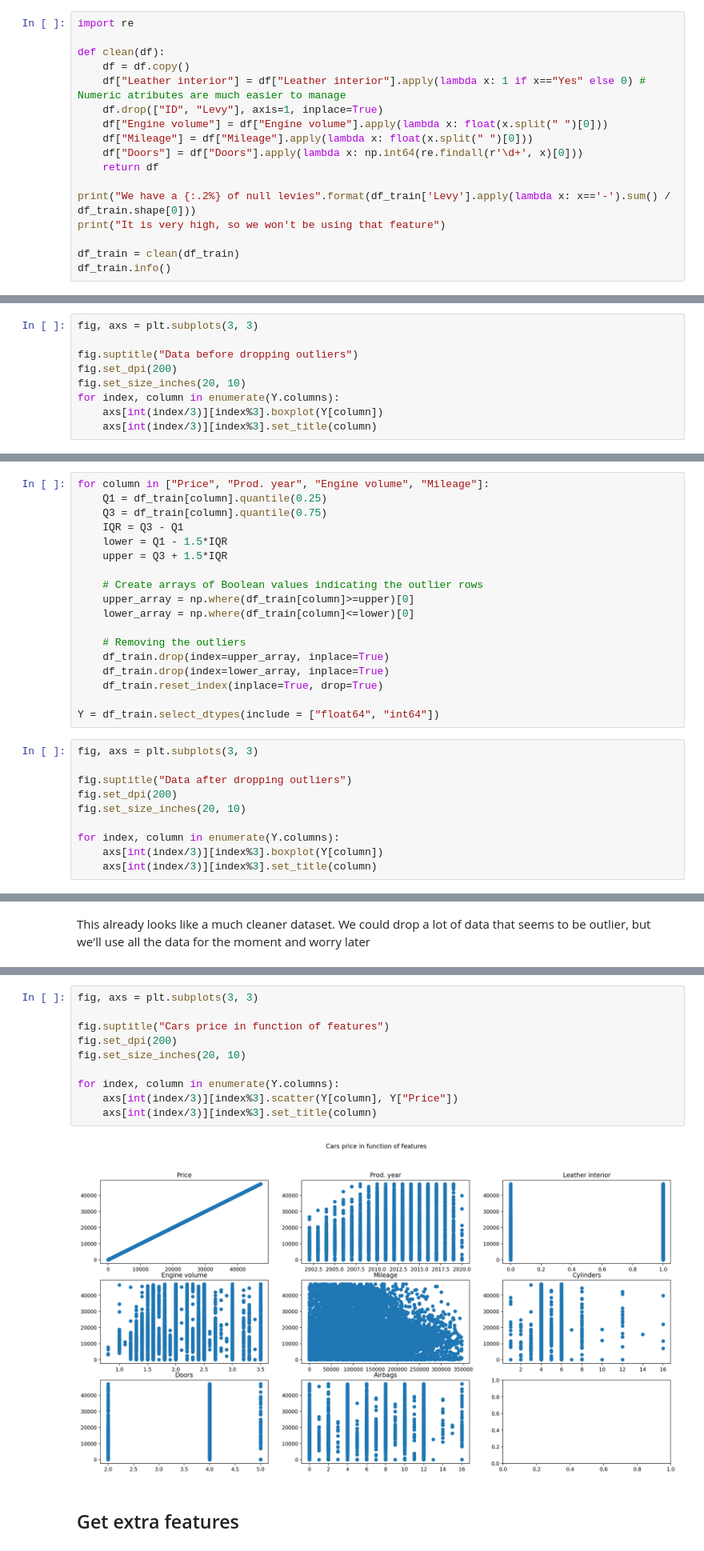
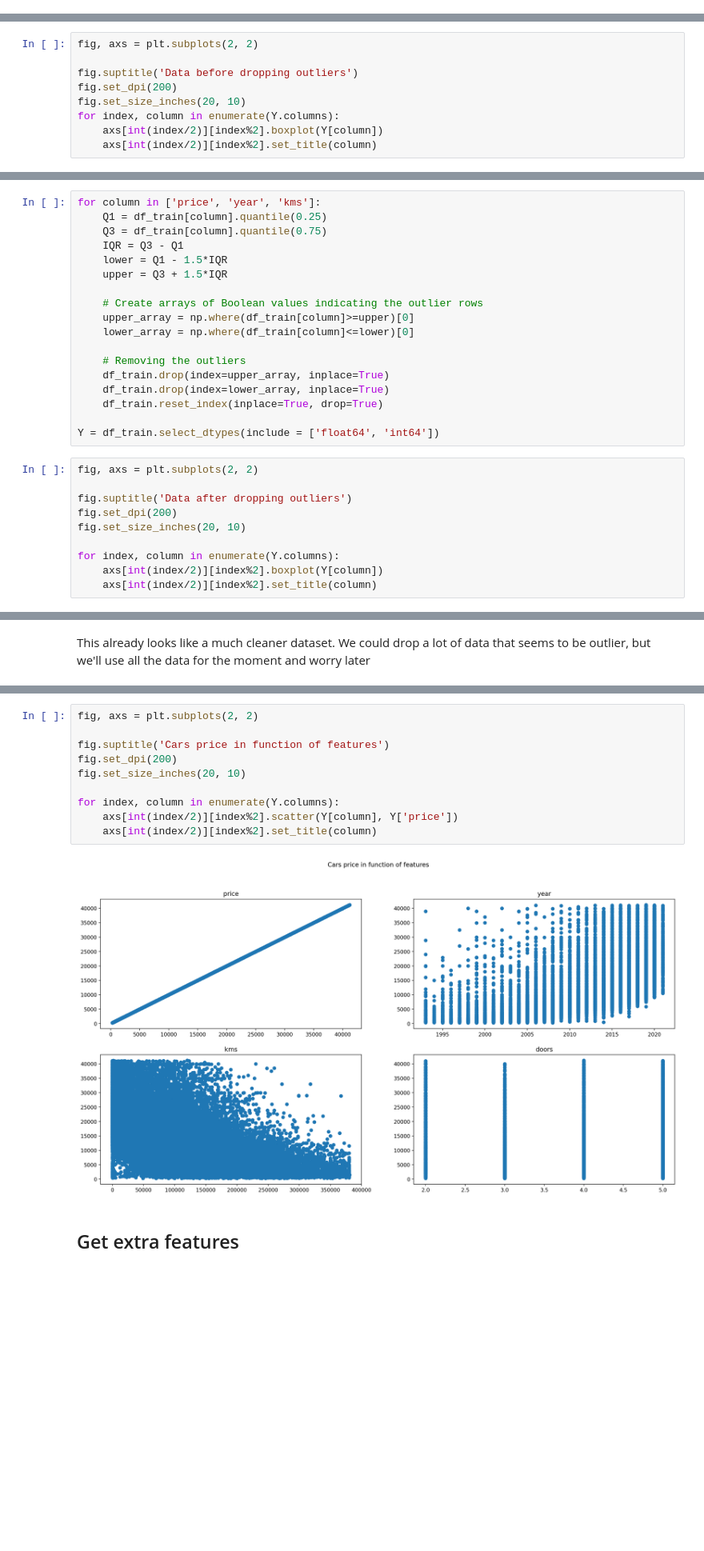
Before and after one commit to JoaquinMateosBarroso/Car_Prices, a Jupyter notebook: CarPrices.ipynb, the cells around one changed output, grey strips where cells are left out. Shown at 80% size. Saved outputs shown, nothing was run; the diff lists cells and outputs as text; blank space fills up the shorter version.

```diff
--- a/CarPrices.ipynb
+++ b/CarPrices.ipynb
@@ -85,17 +97,0 @@ sorted(df_train["Prod. year"].unique())
-# %%
-import re
-
-def clean(df):
-    df = df.copy()
-    df["Leather interior"] = df["Leather interior"].apply(lambda x: 1 if x=="Yes" else 0) # Numeric atributes are much easier to manage
-    df.drop(["ID", "Levy"], axis=1, inplace=True)
-    df["Engine volume"] = df["Engine volume"].apply(lambda x: float(x.split(" ")[0]))
-    df["Mileage"] = df["Mileage"].apply(lambda x: float(x.split(" ")[0]))
-    df["Doors"] = df["Doors"].apply(lambda x: np.int64(re.findall(r'\d+', x)[0]))
-    return df
-
-print("We have a {:.2%} of null levies".format(df_train['Levy'].apply(lambda x: x=='-').sum() / df_train.shape[0]))
-print("It is very high, so we won't be using that feature")
-
-df_train = clean(df_train)
-df_train.info()
@@ -136,10 +114,10 @@ Y = df_train.select_dtypes(include = ["float64", "int64"])
 # %%
-fig, axs = plt.subplots(3, 3)
+fig, axs = plt.subplots(2, 2)
 
-fig.suptitle("Data before dropping outliers")
+fig.suptitle('Data before dropping outliers')
 fig.set_dpi(200)
 fig.set_size_inches(20, 10)
 for index, column in enumerate(Y.columns):
-    axs[int(index/3)][index%3].boxplot(Y[column])
-    axs[int(index/3)][index%3].set_title(column)
+    axs[int(index/2)][index%2].boxplot(Y[column])
+    axs[int(index/2)][index%2].set_title(column)
 # %% [output]
@@ -149,7 +127,7 @@ for index, column in enumerate(Y.columns):
 # %% [markdown]
 We can appreciate various outliers in *Price*, *Engine Volume* and a few more. Let's drop them
 # %%
-for column in ["Price", "Prod. year", "Engine volume", "Mileage"]:
+for column in ['price', 'year', 'kms']:
     Q1 = df_train[column].quantile(0.25)
     Q3 = df_train[column].quantile(0.75)
     IQR = Q3 - Q1
@@ -165,15 +143,15 @@ for column in ["Price", "Prod. year", "Engine volume", "Mileage"]:
     df_train.drop(index=lower_array, inplace=True)
     df_train.reset_index(inplace=True, drop=True)
 
-Y = df_train.select_dtypes(include = ["float64", "int64"])
+Y = df_train.select_dtypes(include = ['float64', 'int64'])
 # %%
-fig, axs = plt.subplots(3, 3)
+fig, axs = plt.subplots(2, 2)
 
-fig.suptitle("Data after dropping outliers")
+fig.suptitle('Data after dropping outliers')
 fig.set_dpi(200)
 fig.set_size_inches(20, 10)
 
 for index, column in enumerate(Y.columns):
-    axs[int(index/3)][index%3].boxplot(Y[column])
-    axs[int(index/3)][index%3].set_title(column)
+    axs[int(index/2)][index%2].boxplot(Y[column])
+    axs[int(index/2)][index%2].set_title(column)
 # %% [output]
@@ -195,15 +173,15 @@ plt.show()
 # %%
-fig, axs = plt.subplots(3, 3)
+fig, axs = plt.subplots(2, 2)
 
-fig.suptitle("Cars price in function of features")
+fig.suptitle('Cars price in function of features')
 fig.set_dpi(200)
 fig.set_size_inches(20, 10)
 
 for index, column in enumerate(Y.columns):
-    axs[int(index/3)][index%3].scatter(Y[column], Y["Price"])
-    axs[int(index/3)][index%3].set_title(column)
+    axs[int(index/2)][index%2].scatter(Y[column], Y['price'])
+    axs[int(index/2)][index%2].set_title(column)
 # %% [output]
-[figure, old version]
+[figure, new version]
 # %% [markdown]
 ## Get extra features
 # %% [markdown]
```
Also changed, not shown: parts of 24 cells of this notebook, 2 other files.
